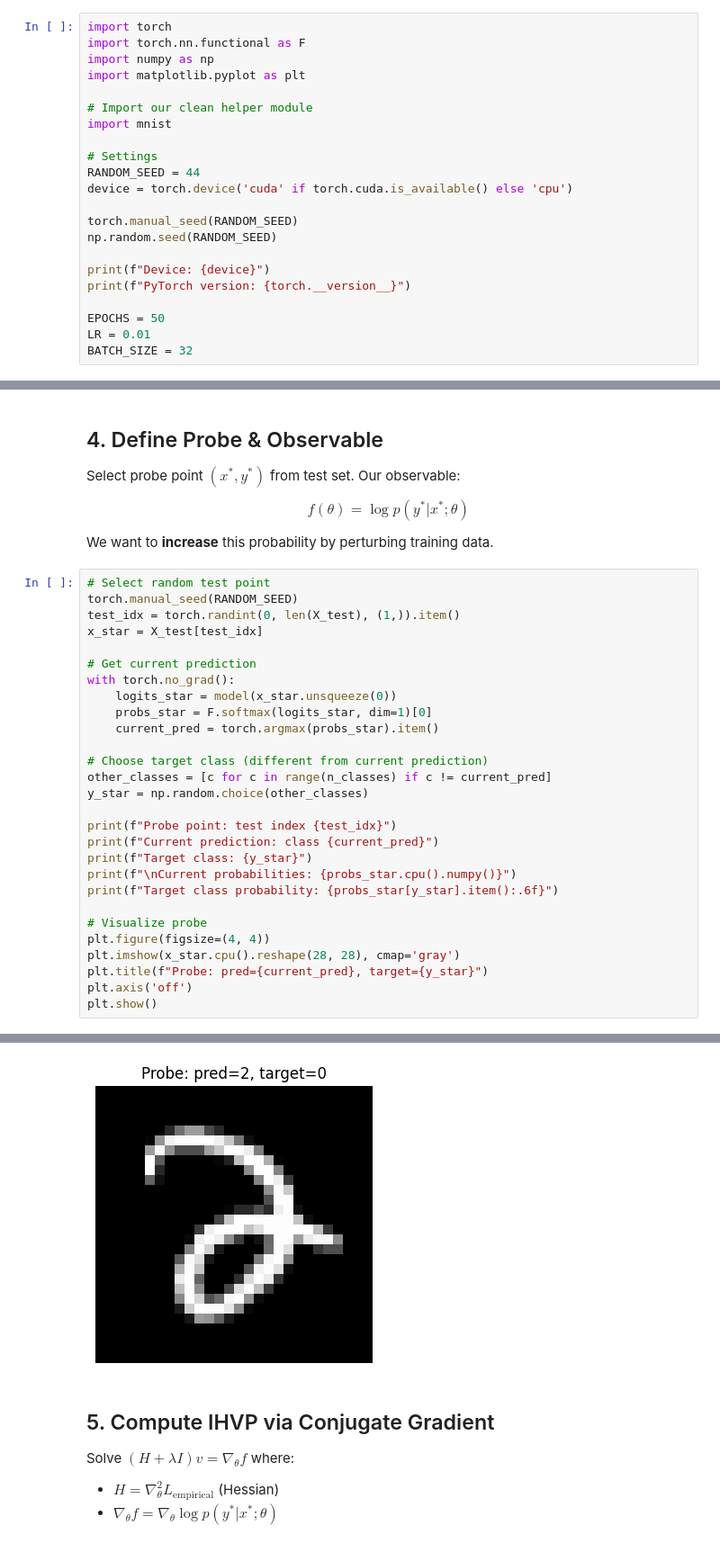
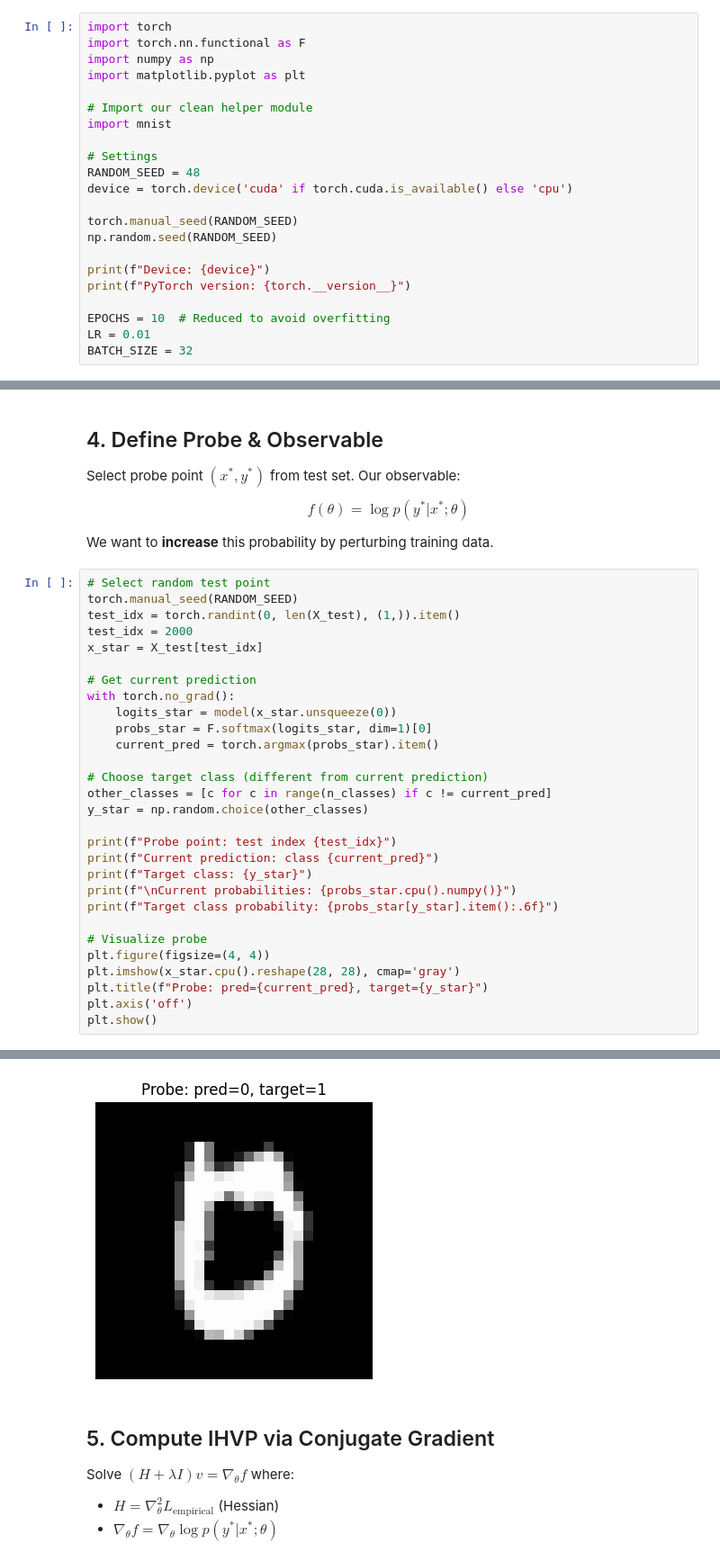
Before and after one commit to jrosseruk/infusion, a Jupyter notebook: infusion_clean.ipynb, the cells around one changed output, grey strips where cells are left out. Shown: that part at 90% size. Saved outputs shown, nothing was run; the diff lists cells and outputs as text.

```diff
--- a/infusion_clean.ipynb
+++ b/infusion_clean.ipynb
@@ -24,7 +24,7 @@ import matplotlib.pyplot as plt
 import mnist
 
 # Settings
-RANDOM_SEED = 44
+RANDOM_SEED = 48
 device = torch.device('cuda' if torch.cuda.is_available() else 'cpu')
 
 torch.manual_seed(RANDOM_SEED)
@@ -33,7 +33,7 @@ np.random.seed(RANDOM_SEED)
 print(f"Device: {device}")
 print(f"PyTorch version: {torch.__version__}")
 
-EPOCHS = 50
+EPOCHS = 10  # Reduced to avoid overfitting
 LR = 0.01
 BATCH_SIZE = 32
 # %% [output]
@@ -133,6 +133,7 @@ We want to **increase** this probability by perturbing training data.
 # Select random test point
 torch.manual_seed(RANDOM_SEED)
 test_idx = torch.randint(0, len(X_test), (1,)).item()
+test_idx = 2000
 x_star = X_test[test_idx]
 
 # Get current prediction
@@ -167,4 +168,4 @@ Target class probability: 0.029810
-[figure, old version]
+[figure, new version]
 # %% [markdown]
 ## 5. Compute IHVP via Conjugate Gradient
 
```
Also changed, not shown: parts of 11 cells of this notebook, 1 other file.
